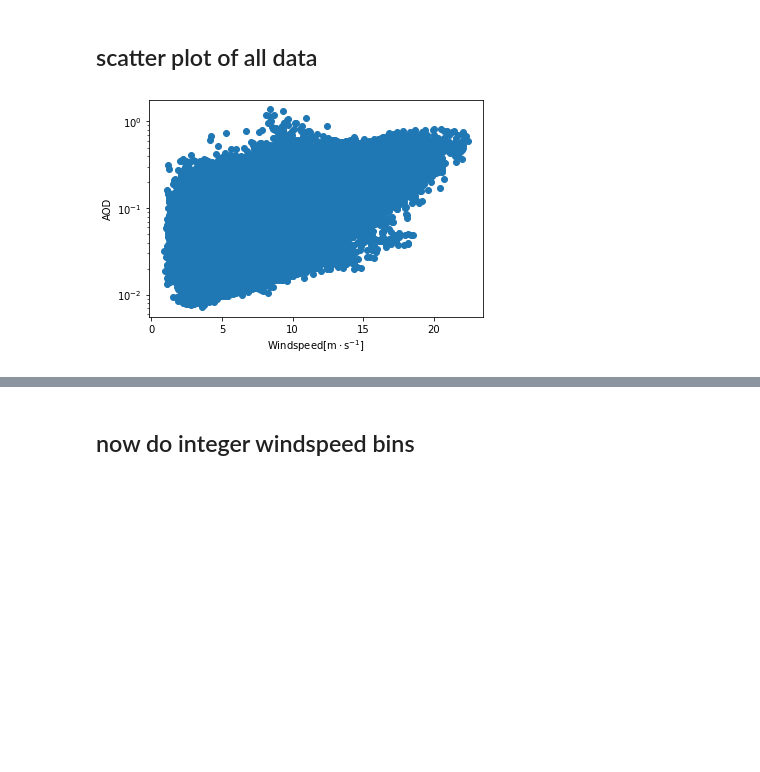
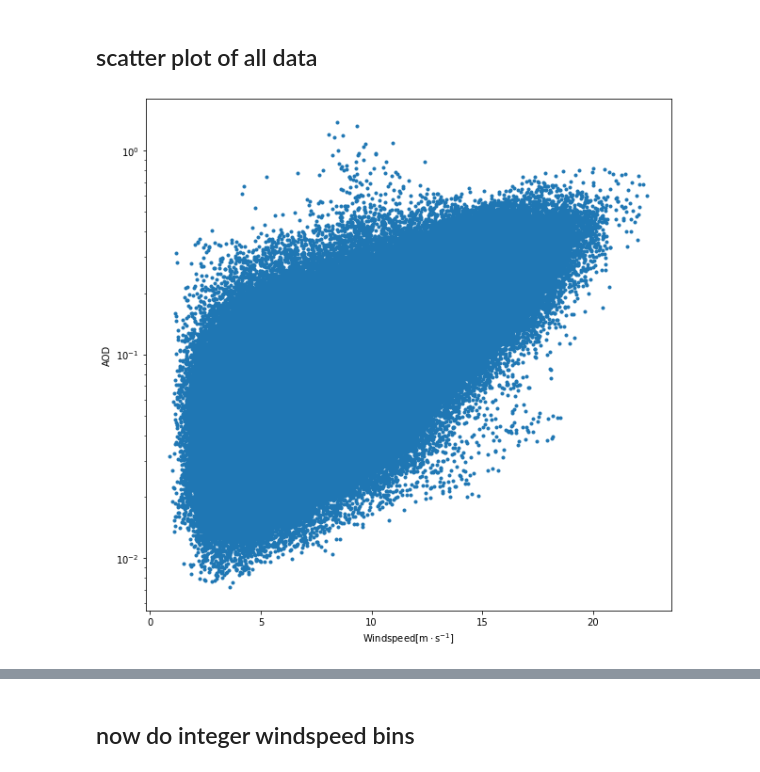
Before and after one commit to jonnyhtw/scripts, a Jupyter notebook: jupyter/abhi.ipynb, the cells around one changed output, grey strips where cells are left out. Cells and saved outputs as stored; diff of their text form; code cells hidden in the pictures; blank space fills up the shorter version.

```diff
--- a/jupyter/abhi.ipynb
+++ b/jupyter/abhi.ipynb
@@ -61,9 +66,0 @@ time: 18.1 ms (started: 2022-11-03 05:35:26 +00:00)
-# %%
-for i in tqdm(range(len(aod.coord('time').points))):
-
-    array = np.ma.masked_where(mask.data == 1, aod[i].data)
-
-    if i == 0:
-        aod_masked = array
-    else:
-        aod_masked = np.ma.dstack((aod_masked, array))
@@ -77,4 +66,0 @@ time: 3.29 ms (started: 2022-11-03 05:41:38 +00:00)
-# %%
-aod_masked.shape
-aod_masked = np.moveaxis(aod_masked, 2, 0)
-aod_masked.shape
@@ -124,9 +105,0 @@ time: 14.9 ms (started: 2022-11-03 05:39:07 +00:00)
-# %%
-for i in tqdm(range(len(wind_regridded.coord('time').points))):
-
-    array = np.ma.masked_where(mask.data == 1, wind_regridded[i].data)
-
-    if i == 0:
-        wind_regridded_masked = array
-    else:
-        wind_regridded_masked = np.ma.dstack((wind_regridded_masked, array))
@@ -166,13 +130,15 @@ time: 2.69 ms (started: 2022-11-03 05:39:19 +00:00)
 # %% [markdown]
 ## scatter plot of all data
 # %%
-plt.scatter(wind_regridded_masked, aod_masked)
+fig = plt.figure(figsize=[10,10])
+
+plt.scatter(wind_regridded_masked, aod_masked,marker = '.')
 
 plt.yscale('log')
 # plt.ylim([1e-3,2e0])
 plt.xlabel(r'$\mathrm{Wind speed [m \cdot s^{-1}]}$')
 plt.ylabel('AOD')
 
 plt.show();
 # %% [output]
-[figure, old version]
+[figure, new version]
```
Also changed, not shown: parts of 25 cells of this notebook, 1 other file.
